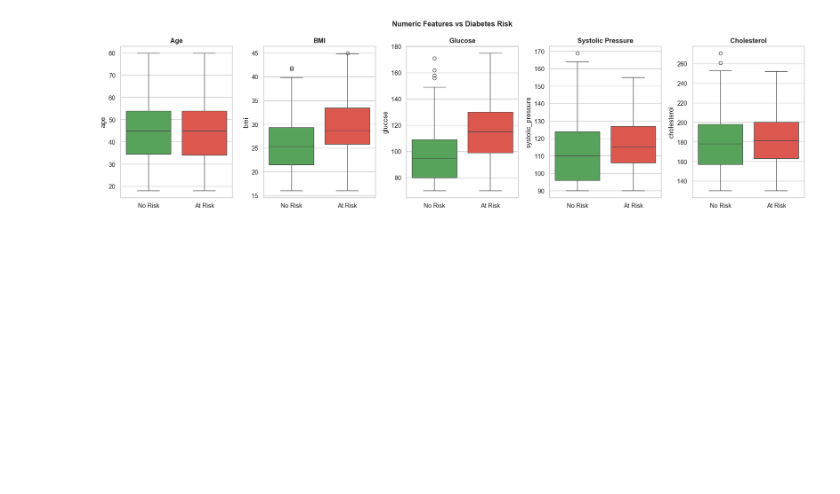
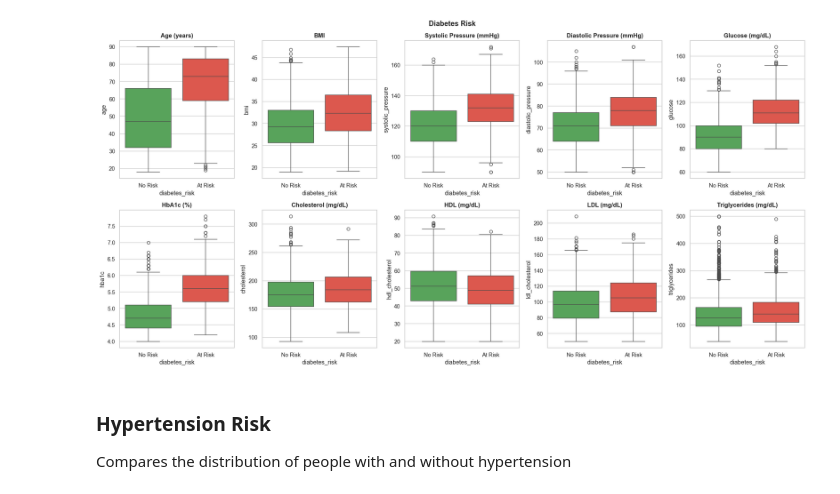
Before and after one commit to RodriguesS2/Project2-IA, a Jupyter notebook: eda_proj.ipynb, the cells around one changed output. Drawn from its saved outputs; the diff is of its cells as text; code cells hidden in the pictures; blank space fills up the shorter version.

```diff
--- a/eda_proj.ipynb
+++ b/eda_proj.ipynb
@@ -84,18 +93,25 @@ df.describe().round(2) #statistical summary of vars
 # %%
-numeric_cols = ['age', 'bmi', 'systolic_pressure', 'glucose', 'cholesterol']
+numeric_cols = ['age', 'bmi', 'systolic_pressure', 'diastolic_pressure', 'glucose',
+                'hba1c', 'cholesterol', 'hdl_cholesterol', 'ldl_cholesterol', 'triglycerides']
 
-fig, axes = plt.subplots(2, 3, figsize=(15, 8))
+numeric_labels = ['Age (years)', 'BMI', 'Systolic Pressure (mmHg)', 'Diastolic Pressure (mmHg)',
+                  'Glucose (mg/dL)', 'HbA1c (%)', 'Cholesterol (mg/dL)',
+                  'HDL (mg/dL)', 'LDL (mg/dL)', 'Triglycerides (mg/dL)']
+
+fig, axes = plt.subplots(3, 4, figsize=(15, 8))
 axes = axes.flatten()
 
-for i, col in enumerate(numeric_cols):
+for i, (col, label) in enumerate(zip(numeric_cols, numeric_labels)):
     seaborn.histplot(df[col], kde=True, ax=axes[i], color='steelblue')
 
     mean_val = df[col].mean() #cals the mean of each graph
 
     axes[i].axvline(mean_val, color='red', linestyle='--', label=f'Mean: {mean_val:.1f}')
+    axes[i].set_title(label)
     axes[i].legend()
 
-axes[-1].axis('off')  #hide last spot since its only 5 graphs
+axes[-1].axis('off') #hide last spot since its only 5 graphs
+axes[-2].axis('off')
 fig.suptitle('Distribution of Numeric Variables', fontweight='bold')
 plt.tight_layout()
 plt.show()
@@ -107,7 +126,7 @@ Frequency counts for categorical features.
 # %%
 cat_cols = ['sex', 'smoking', 'physical_activity', 'family_history_diabetes', 'family_history_hypertension']
-cat_labels = ['Sex (0=F, 1=M)', 'Smoking (0=No, 1=Yes)', 'Physical Activity (0=None, 1=Moderate, 2=Intense)',
-              'Family History: Diabetes', 'Family History: Hypertension']
+cat_labels = ['Sex (0=F, 1=M)', 'Smoking (0=No, 1=Yes)', 'Physical Activity (0-7 days week)',
+              'Family History Diabetes (0=No, 1=Yes)', 'Family History Hypertension (0=No, 1=Yes)']
 
 fig, axes = plt.subplots(2, 3, figsize=(15, 8))
 axes = axes.flatten()
@@ -197,16 +222,22 @@ Comparing feature distributions between patients with and without risk.
 # %%
-fig, axes = plt.subplots(1, 5, figsize=(18, 5))
+fig, axes = plt.subplots(2, 5, figsize=(20, 10))
+axes = axes.flatten()
+
 for ax, col, label in zip(axes, numeric_cols, numeric_labels):
     seaborn.boxplot(data=df, x='diabetes_risk', y=col, ax=ax,
                 hue='diabetes_risk', palette=['#4CAF50', '#F44336'], legend=False)
+
     ax.set_title(label, fontweight='bold')
-    ax.set_xlabel('')
     ax.set_xticks([0, 1])
     ax.set_xticklabels(['No Risk', 'At Risk'])
 
-fig.suptitle('Numeric Features vs Diabetes Risk', fontsize=13, fontweight='bold')
+fig.suptitle('Diabetes Risk', fontweight='bold')
 plt.tight_layout()
 plt.show()
 # %% [output]
-[figure, old version]
+[figure, new version]
+# %% [markdown]
+### Hypertension Risk
+
+Compares the distribution of people with and without hypertension
 # %%
```
Also changed, not shown: parts of 19 cells of this notebook, 2 other files.
